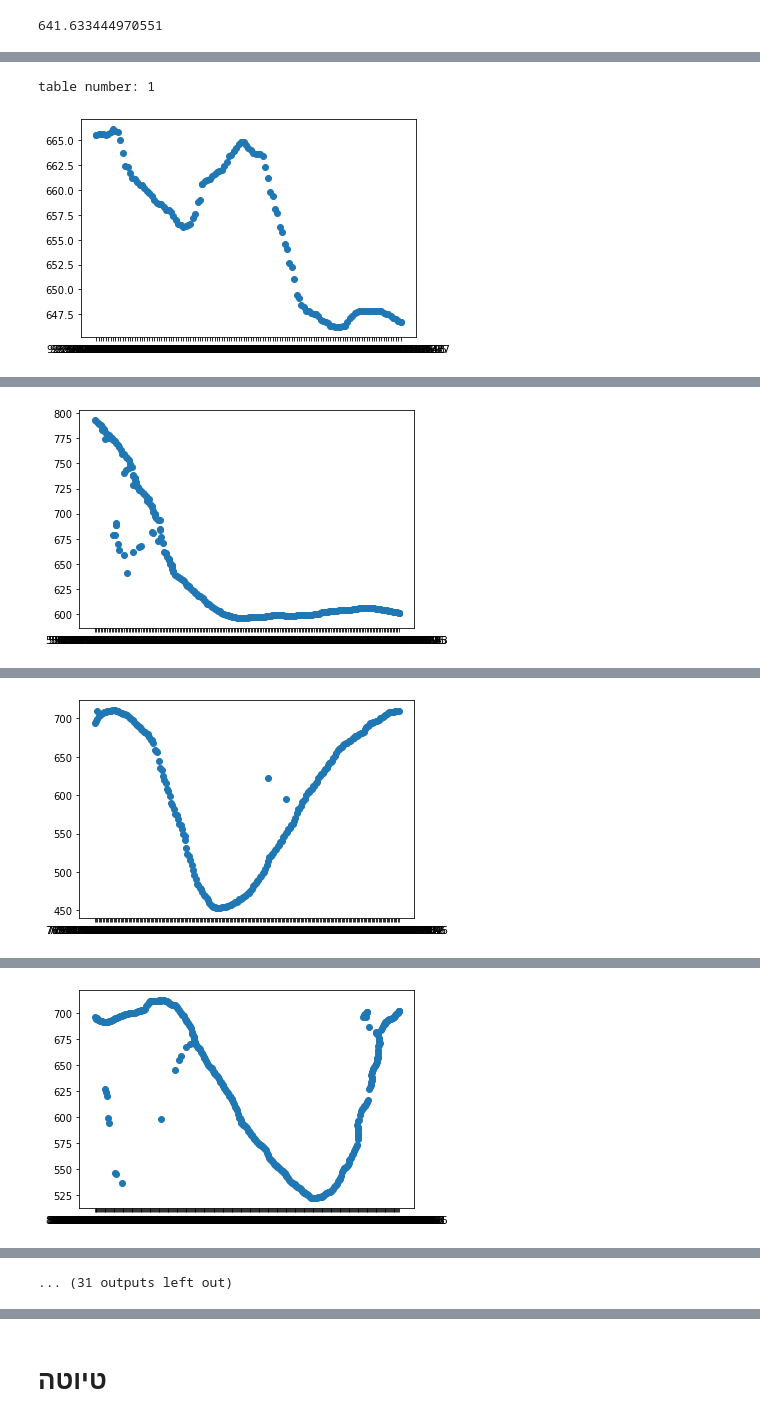
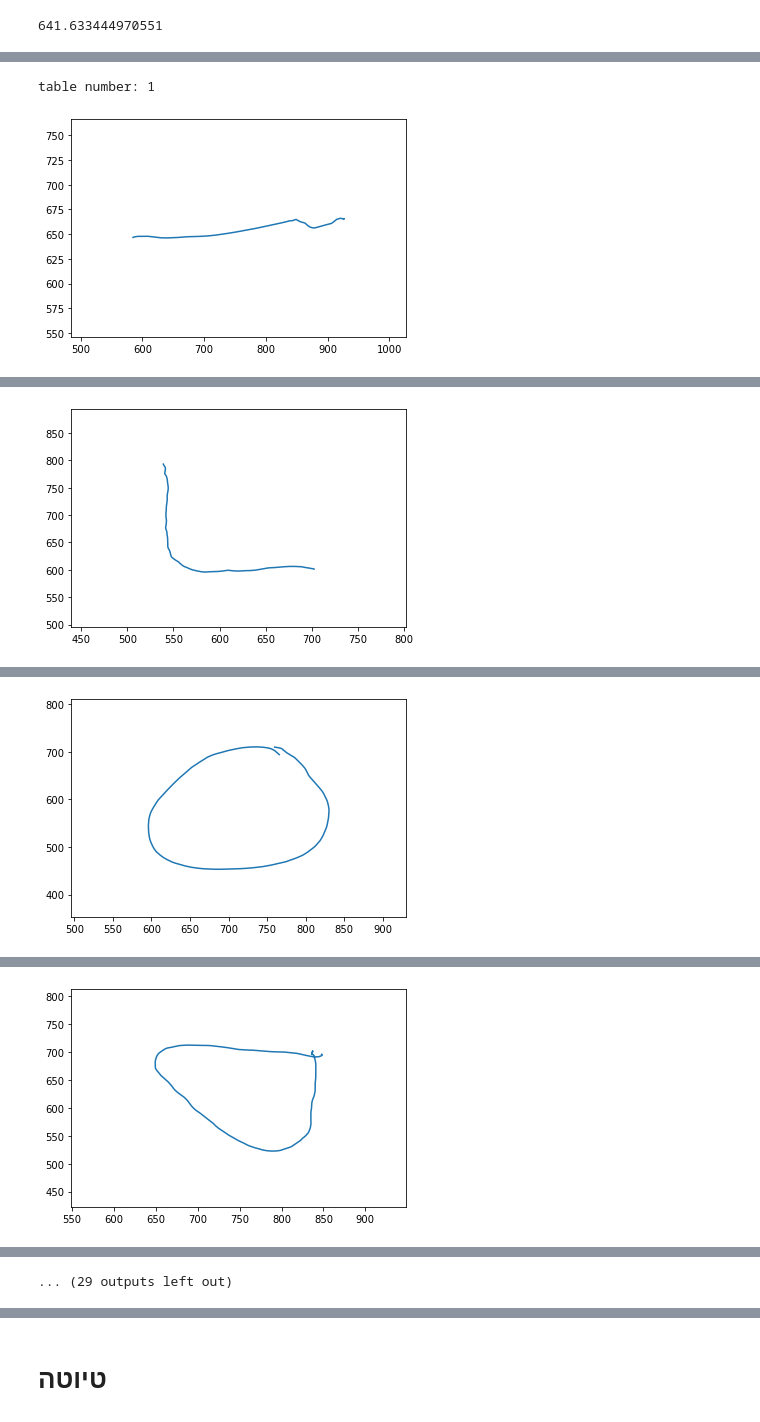
Before and after one commit to BabyBlue555/firstYear_semB_project, a Jupyter notebook: task4.ipynb, the cells around one changed output, grey strips where cells are left out. Cells and saved outputs as stored; diff of their text form; code cells hidden in the pictures.

```diff
--- a/task4.ipynb
+++ b/task4.ipynb
@@ -204,6 +182,6 @@ df1[1]
 # %%
 # function for visualisation of each table in the specific folder
-def import_tables(num_folder):
+def show_draw(num_folder):
     for num_table in range (1,21):
         print()
         print("table number:",num_table)
@@ -211,28 +189,27 @@ def import_tables(num_folder):
         f= open('task4_train'+'/'+num_folder+'/SimpleTest/'+str(num_table)+'.csv')
         df=pd.read_csv(f)
         df=df.dropna()
-        tempx=df['X']
-        tempy=df[' Y']
-        plt.scatter(tempx,tempy)
-       # plt.axes(xlim=(min(tempx), max(tempx)), ylim=(min(tempy), max(tempy)))
-        #ax.set()
-#         array= [min(tempx), max(tempx), min(tempy), max(tempy)]
-#         array=np.array(array, dtype=float)
+#         tempx=df['X']
+#         tempy=df[' Y']
+#         change data from str to float
+        df['X']=df['X'].astype(float)
+        df[' Y']=df[' Y'].astype(float)
+        plt.xlim(min(df['X'])-100,max(df['X'])+100)
+        plt.ylim(min(df[' Y'])-100,max(df[' Y'])+100)
+        plt.plot(df['X'],df[' Y'])
+#         plt.scatter(tempx,tempy)
 
-#         plt.axes(array)
         plt.show()
         print(df)
-#         df=pd.read_csv('task4_train'+'\ '+num_folder+'\SimpleTest'+str(num_table)+'.csv')
-#         f = open("task4_train/7554/SimpleTest/9.csv") ///// working well!
 
 
  #   ax.set(xlim=(xmin, xmax), ylim=(ymin, ymax))
 # %%
-import_tables('7554')
-# import_tables('7556')
-# import_tables('7557')
-# import_tables('7558')
-# import_tables('7559')
+show_draw('7554')
+# show_draw('7556')
+# show_draw('7557')
+# show_draw('7558')
+# show_draw('7559')
 # %% [output]
 table number: 1
-[figure, old version]
+[figure, new version]
@@ -251,5 +228,5 @@ table number: 1
 
 [132 rows x 6 columns]
 
 table number: 2
-[figure, old version]
+[figure, new version]
@@ -269,4 +246,4 @@ table number: 2
 [247 rows x 6 columns]
 
 table number: 3
-[figure, old version]
+[figure, new version]
@@ -286,4 +263,4 @@ table number: 3
 [228 rows x 6 columns]
 
 table number: 4
-[figure, old version]
+[figure, new version]
@@ -324 +301 @@ table number: 6
-... (31 outputs left out)
+... (29 outputs left out)
```
Also changed, not shown: parts of 25 cells of this notebook.
